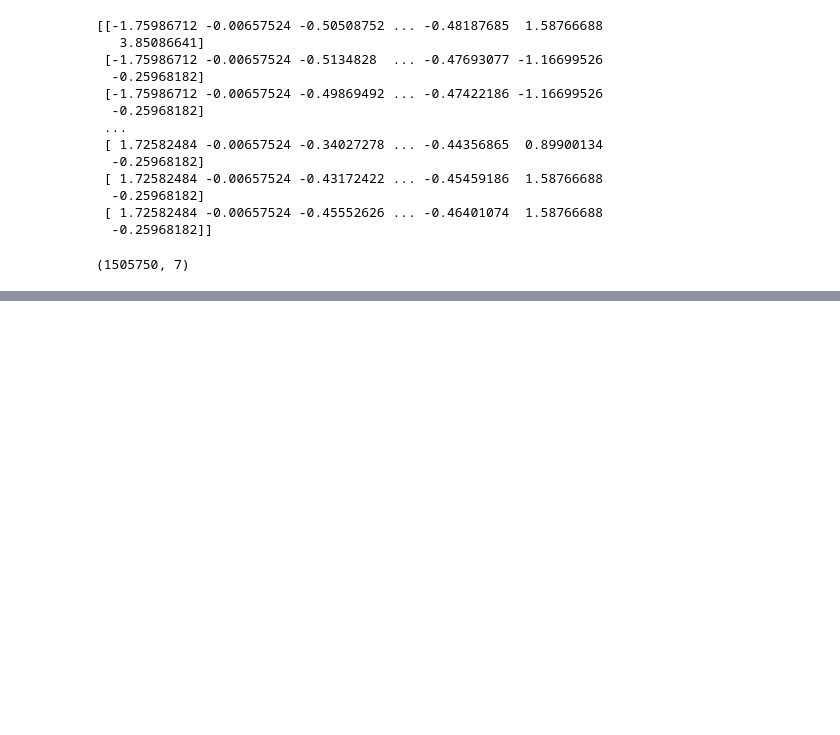
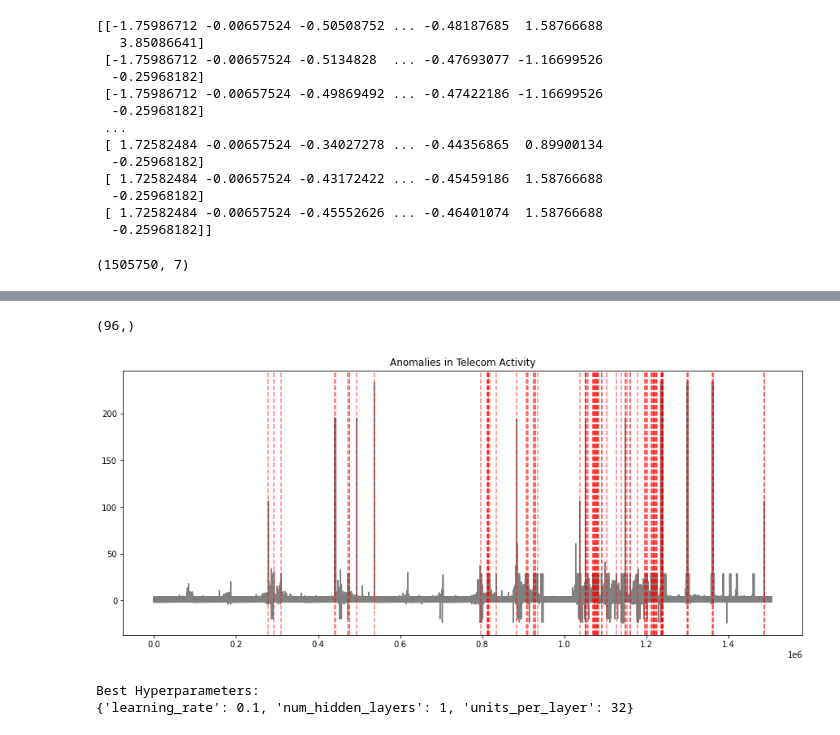
Before and after one commit to sbs23006/Anomaly-detection, a Jupyter notebook: DataModeling.ipynb, the cells around one changed output, grey strips where cells are left out. Drawn from its saved outputs; the diff is of its cells as text; code cells hidden in the pictures; blank space fills up the shorter version.

```diff
--- a/DataModeling.ipynb
+++ b/DataModeling.ipynb
@@ -295,19 +295,3 @@ print(X_train)
 X_train.shape
 # %% [output]
 (1505750, 7)
-# %%
-# Build the autoencoder model
-input_dim = X_train.shape[1]
-encoding_dim = 32
-
-autoencoder = Sequential([
-    Dense(encoding_dim, activation='relu', input_shape=(input_dim,)),
-    Dense(input_dim, activation='sigmoid')
-])
-
-
-early_stopping = tf.keras.callbacks.EarlyStopping(monitor="loss", patience=3)
-
-# Compile and train the autoencoder model
-autoencoder.compile(optimizer='adam', loss='mean_squared_error')
-autoencoder.fit(X_train, X_train, epochs=10, batch_size=32, callbacks=[early_stopping])
@@ -508,0 +399,24 @@ plt.show()
+# %%
+# Calculate the reconstruction errors (MSE)
+mse = np.mean(np.square(X_train - reconstructions), axis=1)
+
+# Define a threshold for anomaly detection (e.g., based on a quantile of the MSE values)
+threshold = 2.0  # Adjust this threshold as needed
+
+# Identify anomalies based on the threshold
+anomalies = np.where(mse > threshold)[0]
+anomalies.shape
+# %% [output]
+(96,)
+# %%
+plt.figure(figsize=(15, 6))
+plt.plot(range(len(X_train)), X_train, color='gray')
+
+# Plot anomalies as vertical lines
+for anomaly_idx in anomalies:
+    plt.axvline(x=anomaly_idx, color='red', linestyle='--', alpha=0.5)
+
+plt.title('Anomalies in Telecom Activity')
+plt.show()
+# %% [output]
+[figure, added]
@@ -508,0 +469,6 @@ plt.show()
+# %%
+print("Best Hyperparameters:")
+print(best_params)
+# %% [output]
+Best Hyperparameters:
+{'learning_rate': 0.1, 'num_hidden_layers': 1, 'units_per_layer': 32}
```
Also changed, not shown: parts of 41 cells of this notebook.
